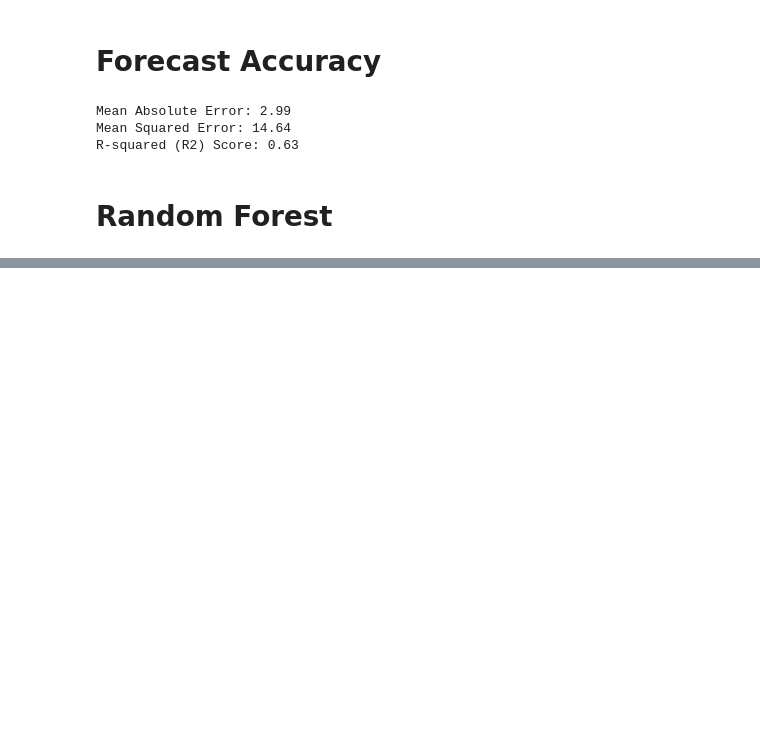
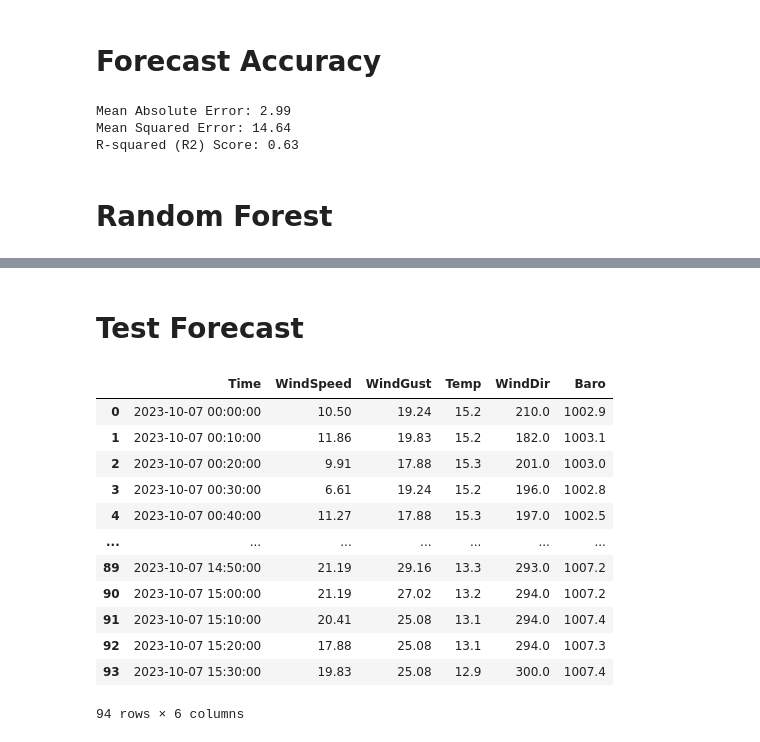
Before and after one commit to KrystianPi/WindPRO, a Jupyter notebook: train.ipynb, the cells around one changed output, grey strips where cells are left out. Cells and saved outputs as stored; diff of their text form; code cells hidden in the pictures; blank space fills up the shorter version.

```diff
--- a/train.ipynb
+++ b/train.ipynb
@@ -182,0 +202,36 @@ R-squared (R2) Score: 0.78
+# %% [markdown]
+# Test Forecast
+# %%
+# Create the MySQL database connection string
+db_url = f"mysql+mysqlconnector://{username}:{password}@{host}/{database_name}"
+
+# Create an SQLAlchemy engine
+engine = create_engine(db_url)
+
+# Use the engine to connect to the database
+connection = engine.connect()
+# %%
+# Specify the SQL query to retrieve data from a table
+query = "SELECT * FROM measurments_rewa WHERE DATE(Time) = '2023-10-07'"
+
+# Use Pandas to read data from the database into a DataFrame
+df_test = pd.read_sql(query, connection)
+
+# Close the database connection
+connection.close()
+
+df_test
+# %% [output]
+|  | Time | WindSpeed | WindGust | Temp | WindDir | Baro |
+| 0 | 2023-10-07 00:00:00 | 10.50 | 19.24 | 15.2 | 210.0 | 1002.9 |
+| 1 | 2023-10-07 00:10:00 | 11.86 | 19.83 | 15.2 | 182.0 | 1003.1 |
+| 2 | 2023-10-07 00:20:00 | 9.91 | 17.88 | 15.3 | 201.0 | 1003.0 |
+| 3 | 2023-10-07 00:30:00 | 6.61 | 19.24 | 15.2 | 196.0 | 1002.8 |
+| 4 | 2023-10-07 00:40:00 | 11.27 | 17.88 | 15.3 | 197.0 | 1002.5 |
+| ... | ... | ... | ... | ... | ... | ... |
+| 89 | 2023-10-07 14:50:00 | 21.19 | 29.16 | 13.3 | 293.0 | 1007.2 |
+| 90 | 2023-10-07 15:00:00 | 21.19 | 27.02 | 13.2 | 294.0 | 1007.2 |
+| 91 | 2023-10-07 15:10:00 | 20.41 | 25.08 | 13.1 | 294.0 | 1007.4 |
+| 92 | 2023-10-07 15:20:00 | 17.88 | 25.08 | 13.1 | 294.0 | 1007.3 |
+| 93 | 2023-10-07 15:30:00 | 19.83 | 25.08 | 12.9 | 300.0 | 1007.4 |
+94 rows × 6 columns
```
Also changed, not shown: parts of 14 cells of this notebook.
